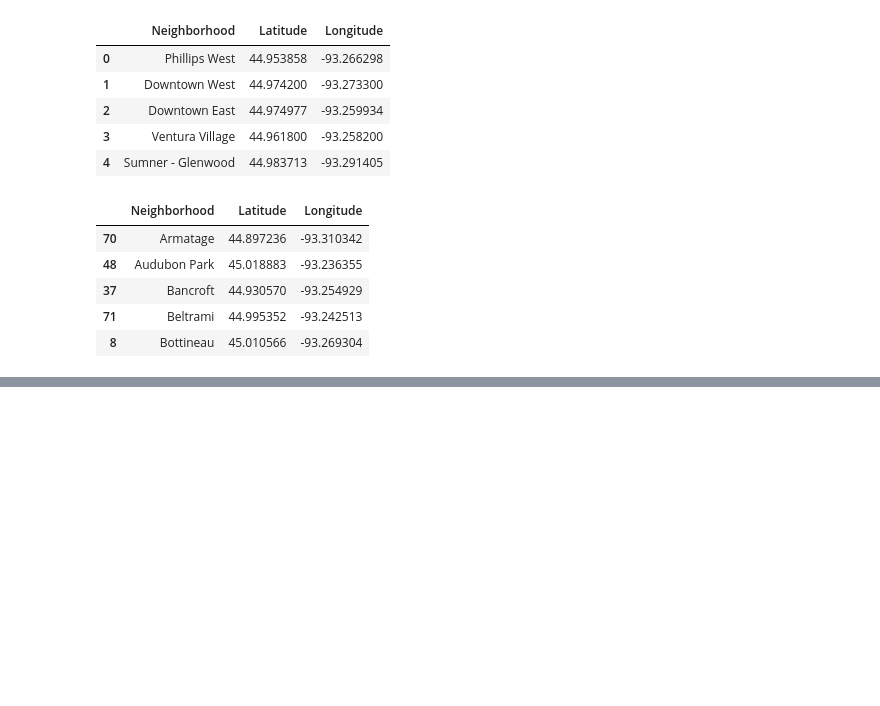
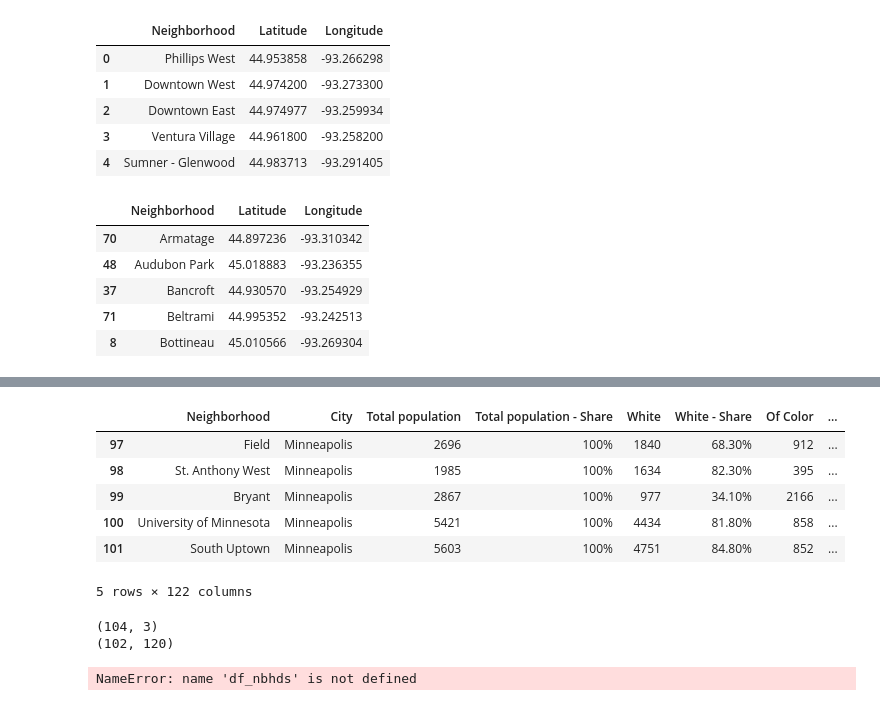
Before and after one commit to no50free/Twin_Cities_Cluster_Analysis, a Jupyter notebook: Neighborhood_demographics.ipynb, the cells around one changed output, grey strips where cells are left out. Saved outputs shown, nothing was run; the diff lists cells and outputs as text; code cells hidden in the pictures; blank space fills up the shorter version.

```diff
--- a/Neighborhood_demographics.ipynb
+++ b/Neighborhood_demographics.ipynb
@@ -255,0 +289,20 @@ set(nbhds_latlon['Neighborhood']).symmetric_difference(df['Neighborhood'])
+# %%
+df_nbhd.tail()
+# %% [output]
+|  | Neighborhood | City | ﻿Total population | Total population - Share | White | White - Share | Of Color | ... |
+| 97 | Field | Minneapolis | 2696 | 100% | 1840 | 68.30% | 912 | ... |
+| 98 | St. Anthony West | Minneapolis | 1985 | 100% | 1634 | 82.30% | 395 | ... |
+| 99 | Bryant | Minneapolis | 2867 | 100% | 977 | 34.10% | 2166 | ... |
+| 100 | University of Minnesota | Minneapolis | 5421 | 100% | 4434 | 81.80% | 858 | ... |
+| 101 | South Uptown | Minneapolis | 5603 | 100% | 4751 | 84.80% | 852 | ... |
+5 rows × 122 columns
+# %%
+print(nbhds_latlon.shape)
+print(df.shape)
+# %% [output]
+(104, 3)
+(102, 120)
+# %%
+df_nbhd.to_csv('df_nbhd.csv')
+# %% [output]
+NameError: name 'df_nbhds' is not defined
```
Also changed, not shown: parts of 8 cells of this notebook, 1 other file.
